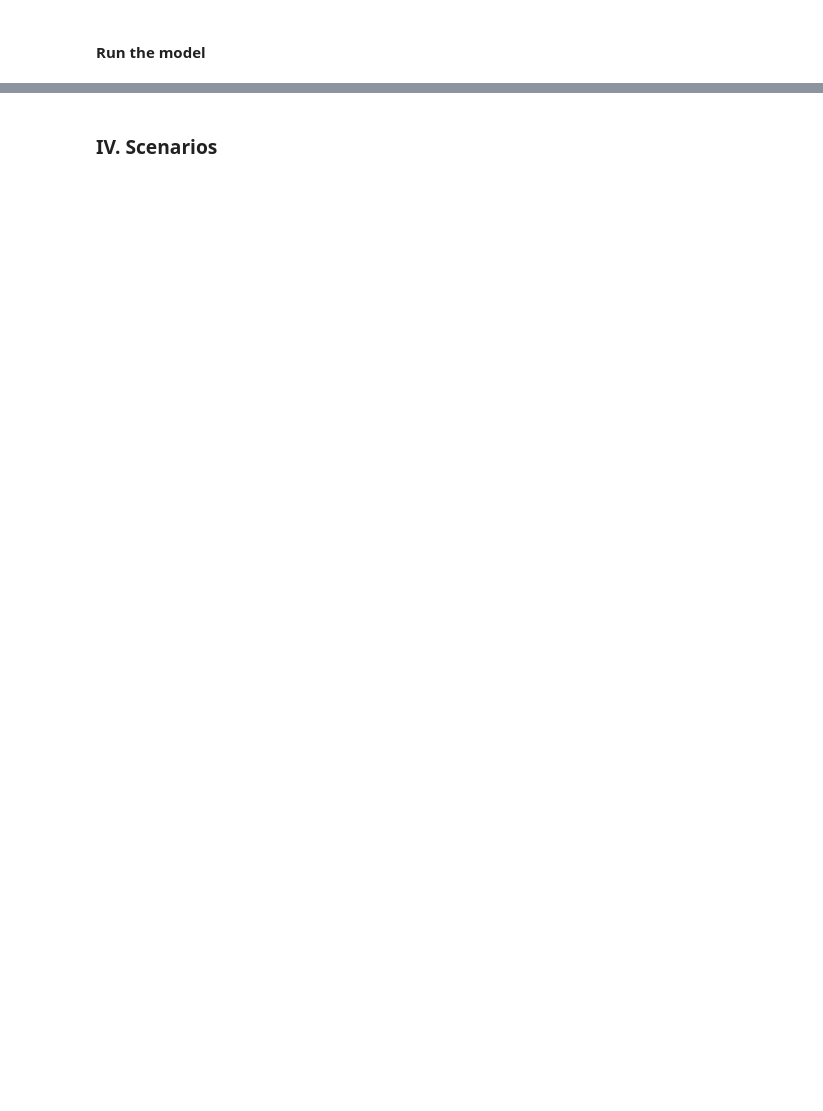
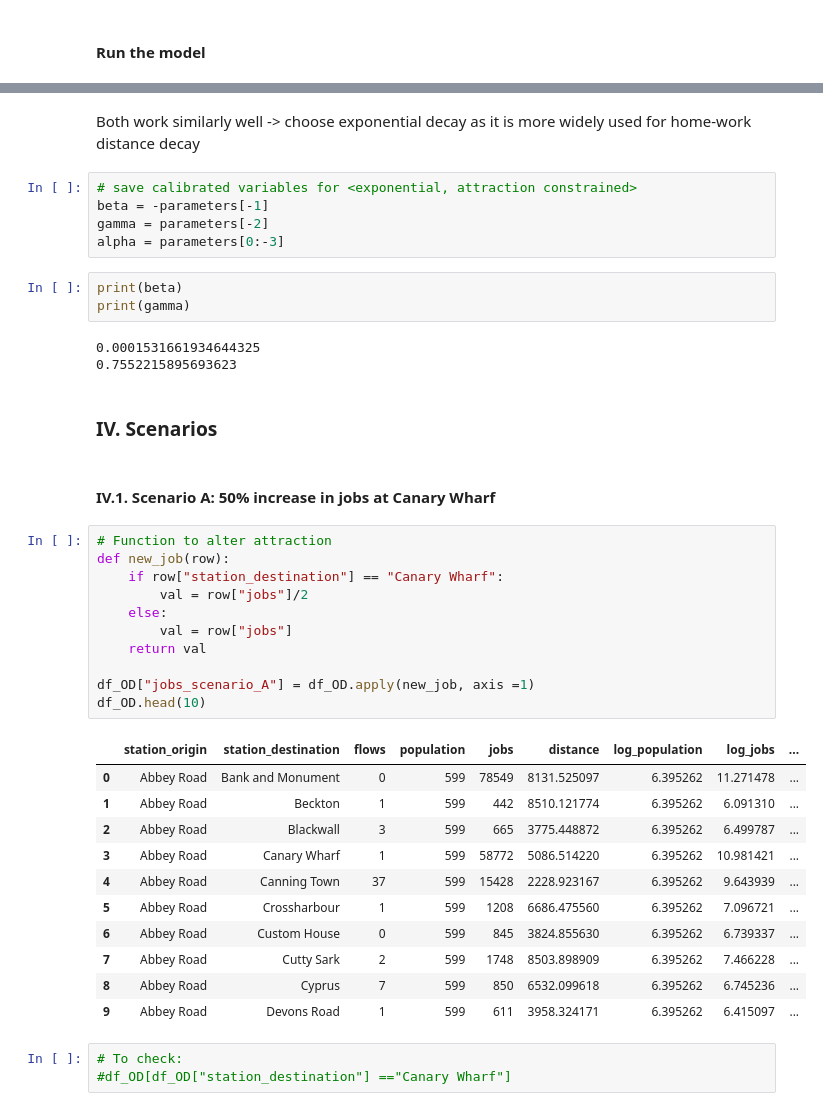
Before and after one commit to neneninja97/UrbanSim, a Jupyter notebook: urban_sim.ipynb, the cells around one changed output, grey strips where cells are left out. Drawn from its saved outputs; the diff is of its cells as text; blank space fills up the shorter version.

```diff
--- a/urban_sim.ipynb
+++ b/urban_sim.ipynb
@@ -789,2 +844,43 @@ for formula in formula_list:
+# %% [markdown]
+Both work similarly well -> choose exponential decay as it is more widely used for home-work distance decay
+# %%
+# save calibrated variables for <exponential, attraction constrained>
+beta = -parameters[-1]
+gamma = parameters[-2]
+alpha = parameters[0:-3]
+# %%
+print(beta)
+print(gamma)
+# %% [output]
+0.0001531661934644325
+0.7552215895693623
 # %% [markdown]
 ### IV. Scenarios
+# %% [markdown]
+#### IV.1. Scenario A: 50% increase in jobs at Canary Wharf
+# %%
+# Function to alter attraction
+def new_job(row):
+    if row["station_destination"] == "Canary Wharf":
+        val = row["jobs"]/2
+    else:
+        val = row["jobs"]
+    return val
+
+df_OD["jobs_scenario_A"] = df_OD.apply(new_job, axis =1)
+df_OD.head(10)
+# %% [output]
+|  | station_origin | station_destination | flows | population | jobs | distance | log_population | log_jobs | ... |
+| 0 | Abbey Road | Bank and Monument | 0 | 599 | 78549 | 8131.525097 | 6.395262 | 11.271478 | ... |
+| 1 | Abbey Road | Beckton | 1 | 599 | 442 | 8510.121774 | 6.395262 | 6.091310 | ... |
+| 2 | Abbey Road | Blackwall | 3 | 599 | 665 | 3775.448872 | 6.395262 | 6.499787 | ... |
+| 3 | Abbey Road | Canary Wharf | 1 | 599 | 58772 | 5086.514220 | 6.395262 | 10.981421 | ... |
+| 4 | Abbey Road | Canning Town | 37 | 599 | 15428 | 2228.923167 | 6.395262 | 9.643939 | ... |
+| 5 | Abbey Road | Crossharbour | 1 | 599 | 1208 | 6686.475560 | 6.395262 | 7.096721 | ... |
+| 6 | Abbey Road | Custom House | 0 | 599 | 845 | 3824.855630 | 6.395262 | 6.739337 | ... |
+| 7 | Abbey Road | Cutty Sark | 2 | 599 | 1748 | 8503.898909 | 6.395262 | 7.466228 | ... |
+| 8 | Abbey Road | Cyprus | 7 | 599 | 850 | 6532.099618 | 6.395262 | 6.745236 | ... |
+| 9 | Abbey Road | Devons Road | 1 | 599 | 611 | 3958.324171 | 6.395262 | 6.415097 | ... |
+# %%
+# To check:
+#df_OD[df_OD["station_destination"] =="Canary Wharf"]
```
Also changed, not shown: parts of 28 cells of this notebook.
